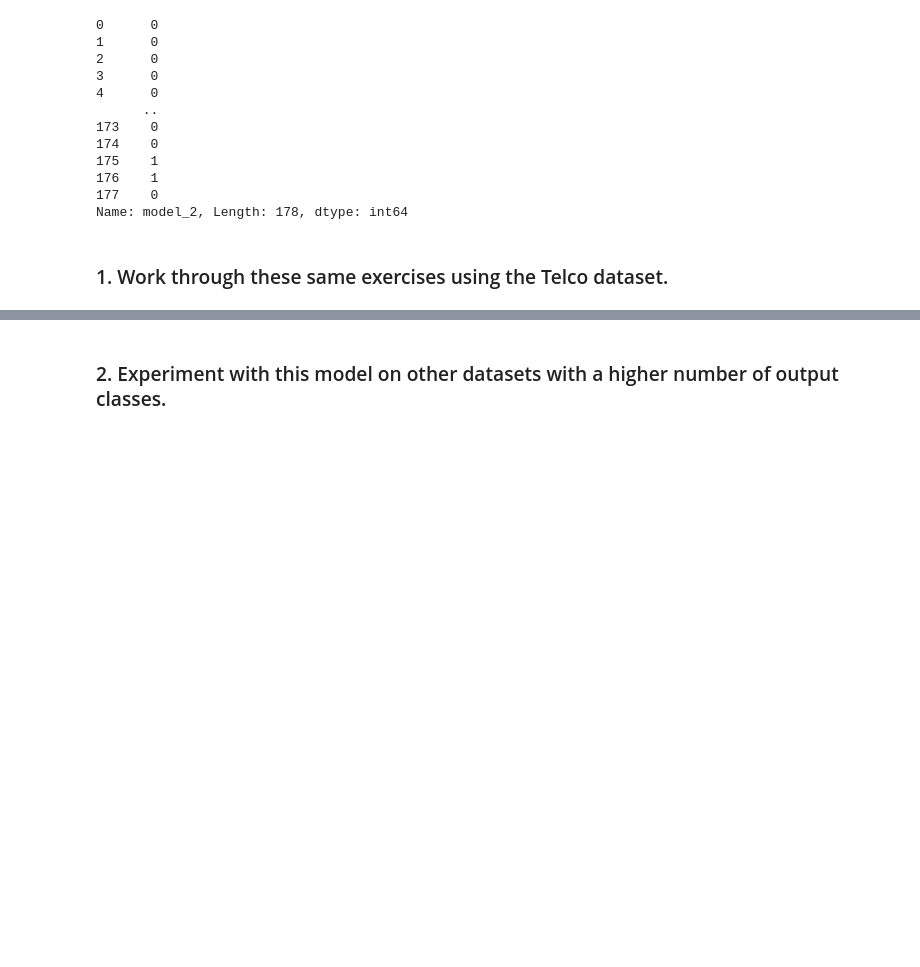
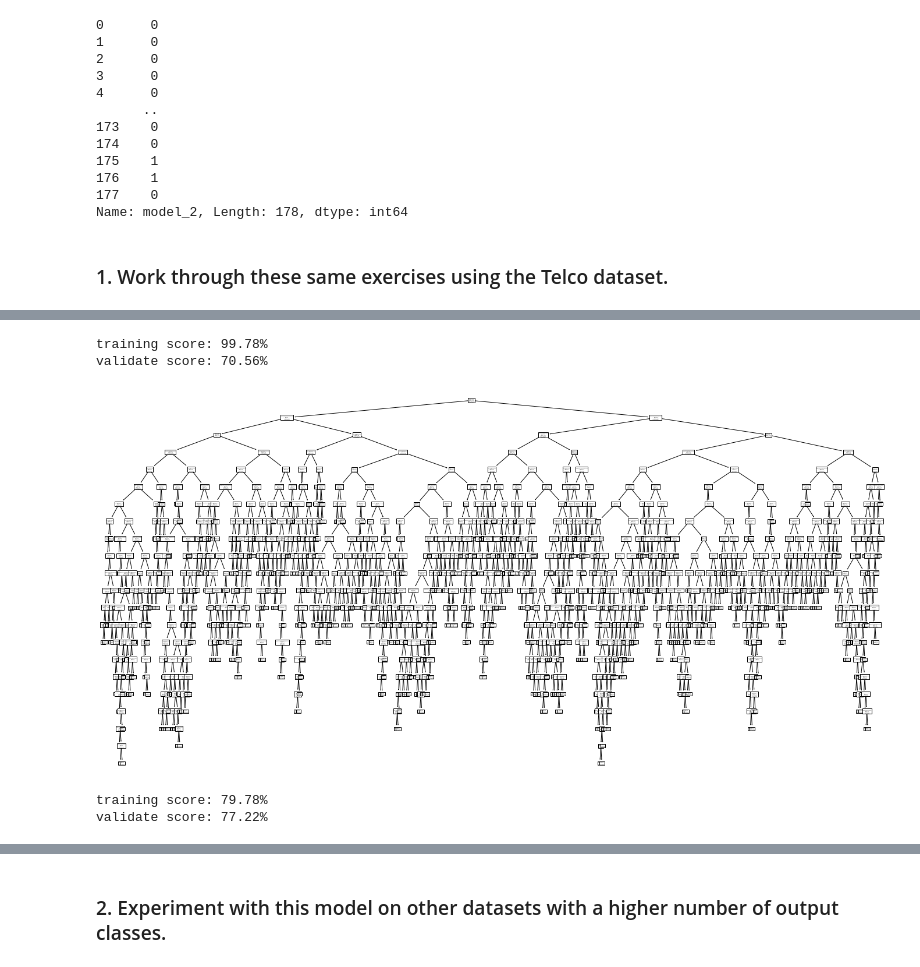
Before and after one commit to David-Howell/classification-exercises, a Jupyter notebook: model.ipynb, the cells around one changed output, grey strips where cells are left out. Drawn from its saved outputs; the diff is of its cells as text; code cells hidden in the pictures; blank space fills up the shorter version.

```diff
--- a/model.ipynb
+++ b/model.ipynb
@@ -559,0 +663,2 @@ df[combine]
+# %%
+train, validate, test = prepare.split_data(df,'churn_Yes')
@@ -559,0 +687,4 @@ df[combine]
+# %%
+X_cols = train.columns.to_list()
+X_cols.remove('churn_Yes')
+y_col = 'churn_Yes'
@@ -559,0 +710,2 @@ df[combine]
+# %%
+X_train, y_train = train[X_cols], train[y_col]
@@ -559,0 +715,24 @@ df[combine]
+# %%
+# make the thing
+model_1 = DecisionTreeClassifier()
+# fit the thing
+model_1.fit(X_train, y_train)
+# use the thing
+print(f'training score: {model_1.score(X_train, y_train):.2%}')
+print(f'validate score: {model_1.score(X_validate, y_validate):.2%}')
+# %% [output]
+training score: 99.78%
+validate score: 70.56%
+# %%
+plt.figure(figsize=(24,12))
+plot_tree(model_1, feature_names=X_train.columns.to_list(), class_names=['stayed', 'churned']);
+# %% [output]
+[figure, added]
+# %%
+model_2 = DecisionTreeClassifier(max_depth=5)
+model_2.fit(X_train, y_train)
+print(f'training score: {model_2.score(X_train, y_train):.2%}')
+print(f'validate score: {model_2.score(X_validate, y_validate):.2%}')
+# %% [output]
+training score: 79.78%
+validate score: 77.22%
```
Also changed, not shown: parts of 57 cells of this notebook.
